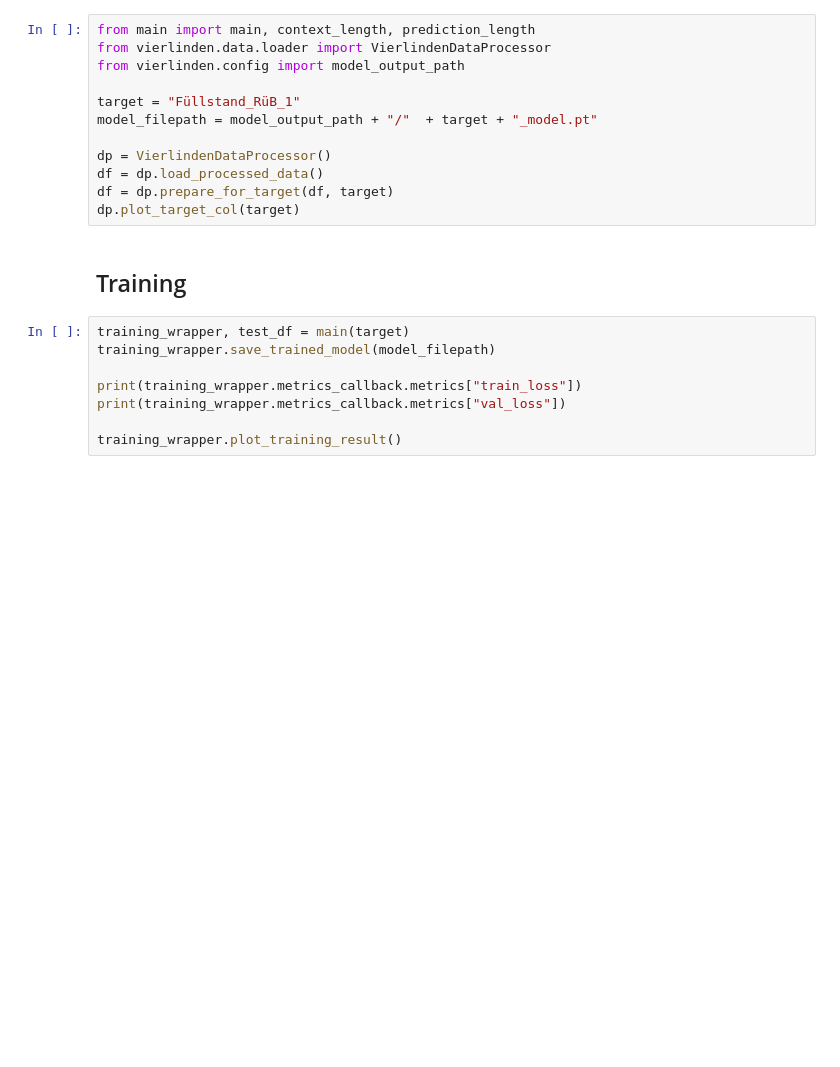
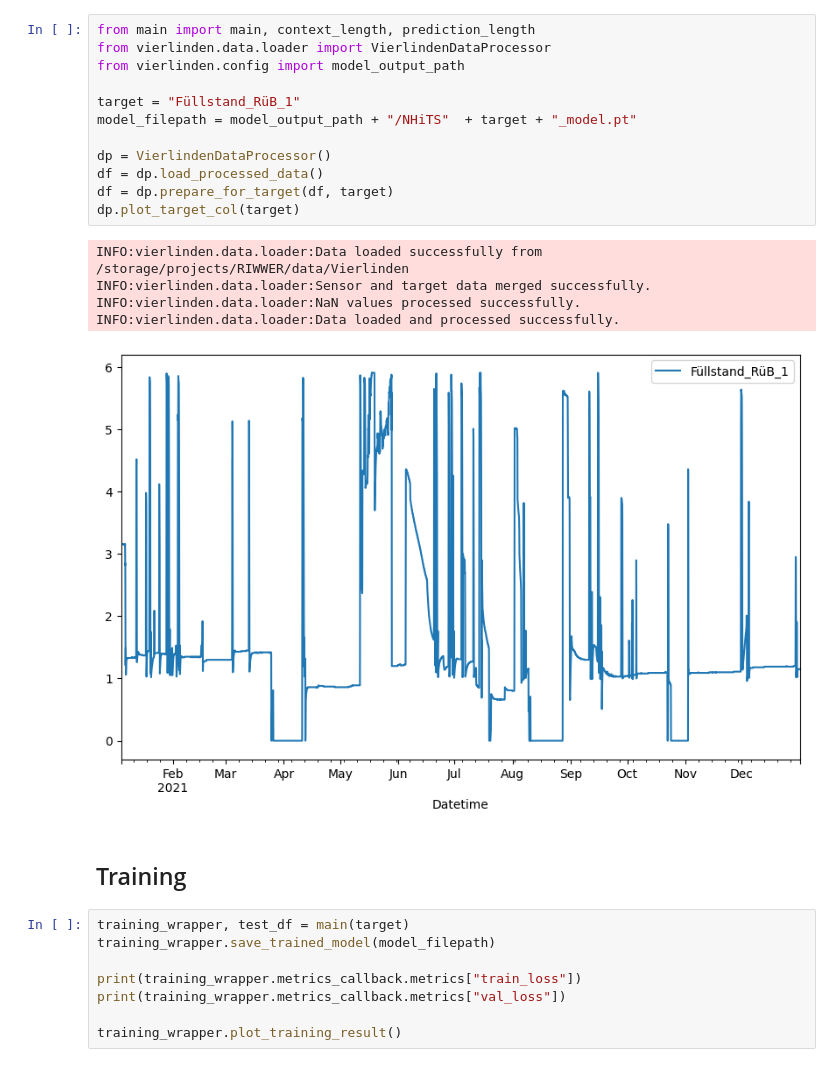
Before and after one commit to vipin2310/UT_RIWWER_project, a Jupyter notebook: fullstand_rub1.ipynb, the cells around one changed output. Cells and saved outputs as stored; diff of their text form; blank space fills up the shorter version.

```diff
--- a/fullstand_rub1.ipynb
+++ b/fullstand_rub1.ipynb
@@ -1,15 +1,21 @@
 # %%
 from main import main, context_length, prediction_length
 from vierlinden.data.loader import VierlindenDataProcessor
 from vierlinden.config import model_output_path
 
 target = "Füllstand_RüB_1"
-model_filepath = model_output_path + "/"  + target + "_model.pt"
+model_filepath = model_output_path + "/NHiTS"  + target + "_model.pt"
 
 dp = VierlindenDataProcessor()
 df = dp.load_processed_data()
 df = dp.prepare_for_target(df, target)
 dp.plot_target_col(target)
+# %% [output]
+INFO:vierlinden.data.loader:Data loaded successfully from /storage/projects/RIWWER/data/Vierlinden
+INFO:vierlinden.data.loader:Sensor and target data merged successfully.
+INFO:vierlinden.data.loader:NaN values processed successfully.
+INFO:vierlinden.data.loader:Data loaded and processed successfully.
+[figure, added]
 # %% [markdown]
 ## Training
 # %%
```
Also changed, not shown: parts of 5 cells of this notebook, 4 other files.
